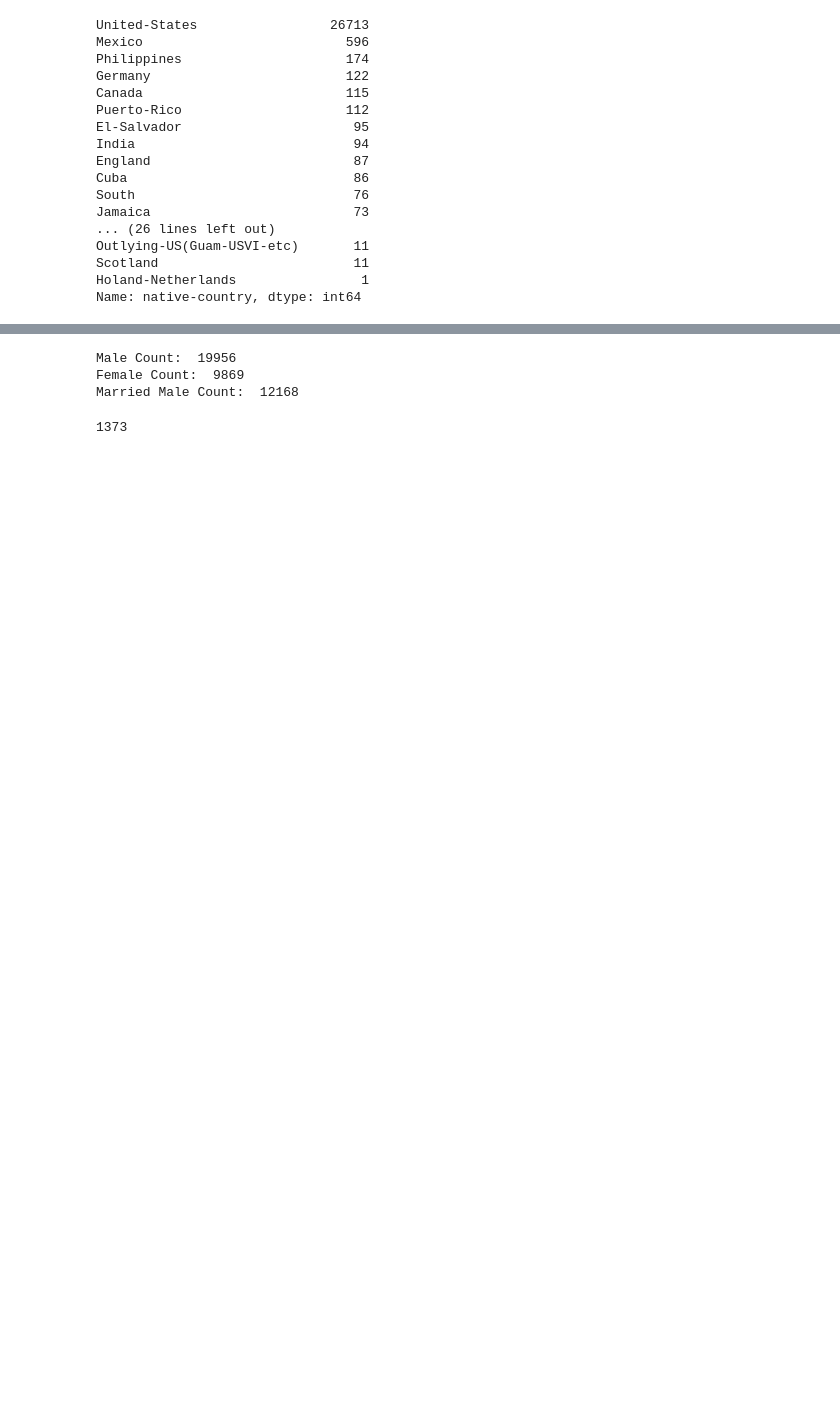
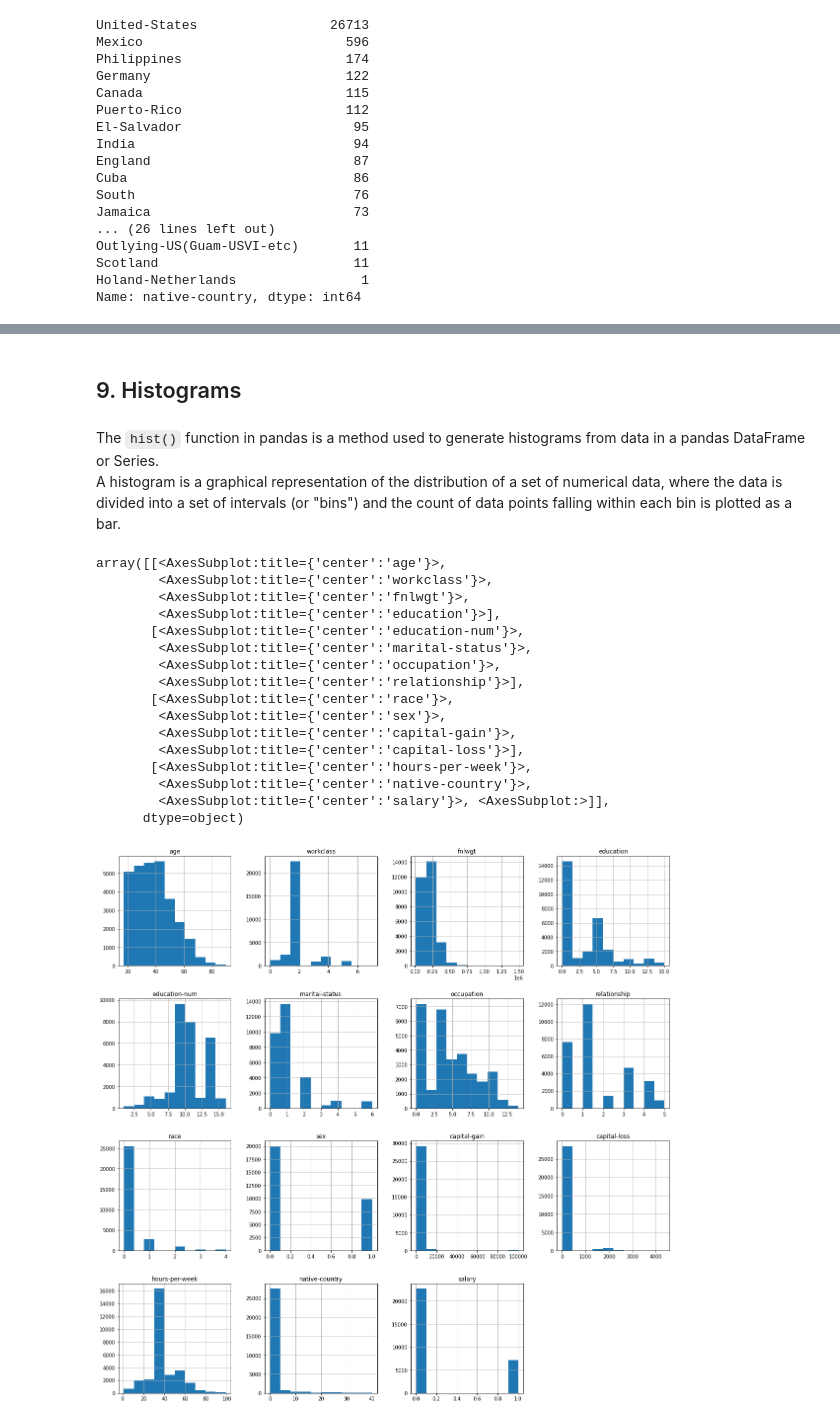
Before and after one commit to Hadi-loo/Artificial-Intelligence-Course, a Jupyter notebook: 0. Introduction/introduction.ipynb, the cells around one changed output, grey strips where cells are left out. Saved outputs shown, nothing was run; the diff lists cells and outputs as text; code cells hidden in the pictures; blank space fills up the shorter version.

```diff
--- a/0. Introduction/introduction.ipynb
+++ b/0. Introduction/introduction.ipynb
@@ -166,13 +438,0 @@ train_df.head()
-# %%
-col_list = list(train_df.columns)
-occi = col_list.index('occupation')
-# occi = col_list.find('occupation')
-occii = col_list.index('occupation_imputed')
-# occii = col_list.find('occupation_imputed')
-
-col_list.insert(occi+1, col_list.pop(occii))
-
-train_df = train_df[col_list]
-# train_df.reindex(columns=col_list)
-
-train_df.head()
@@ -186,20 +439,25 @@ train_df.head()
-# %%
-from sklearn.datasets import make_friedman1
-
-
-male_df = train_df.loc[train_df['sex'] == 0]
-print('Male Count: ',len(male_df))
-
-female_df = train_df.loc[train_df['sex'] == 1]
-print('Female Count: ', len(female_df))
-
-married_male_df = male_df.loc[male_df['marital-status'] == 'Married-civ-spouse']
-print('Married Male Count: ', len(married_male_df))
-# %% [output]
-Male Count:  19956
-Female Count:  9869
-Married Male Count:  12168
-# %%
-display(len(train_df.loc[(train_df['age'] > 30) & (train_df['race'] == 'Black') & (train_df['workclass'] == 'Private')]))
-# %% [output]
-1373
+# %% [markdown]
+## 9. Histograms
+# %% [markdown]
+The `hist()` function in pandas is a method used to generate histograms from data in a pandas DataFrame or Series. <br>
+A histogram is a graphical representation of the distribution of a set of numerical data, where the data is divided into a set of intervals (or "bins") and the count of data points falling within each bin is plotted as a bar.
+# %%
+train_df.hist(figsize=(20, 20))
+# %% [output]
+array([[<AxesSubplot:title={'center':'age'}>,
+        <AxesSubplot:title={'center':'workclass'}>,
+        <AxesSubplot:title={'center':'fnlwgt'}>,
+        <AxesSubplot:title={'center':'education'}>],
+       [<AxesSubplot:title={'center':'education-num'}>,
+        <AxesSubplot:title={'center':'marital-status'}>,
+        <AxesSubplot:title={'center':'occupation'}>,
+        <AxesSubplot:title={'center':'relationship'}>],
+       [<AxesSubplot:title={'center':'race'}>,
+        <AxesSubplot:title={'center':'sex'}>,
+        <AxesSubplot:title={'center':'capital-gain'}>,
+        <AxesSubplot:title={'center':'capital-loss'}>],
+       [<AxesSubplot:title={'center':'hours-per-week'}>,
+        <AxesSubplot:title={'center':'native-country'}>,
+        <AxesSubplot:title={'center':'salary'}>, <AxesSubplot:>]],
+      dtype=object)
+[figure, added]
```
Also changed, not shown: parts of 76 cells of this notebook, 2 other files.
